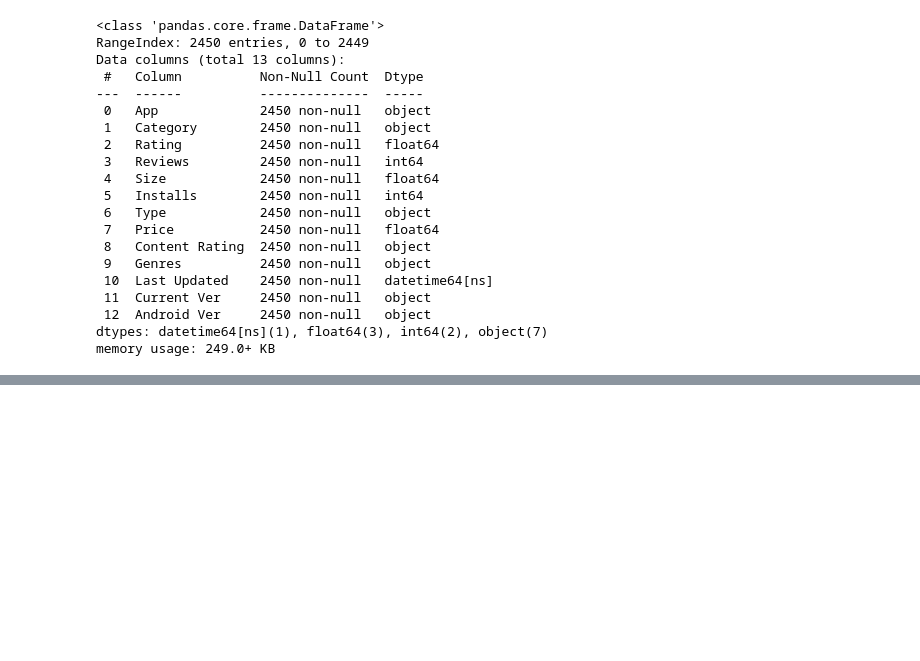
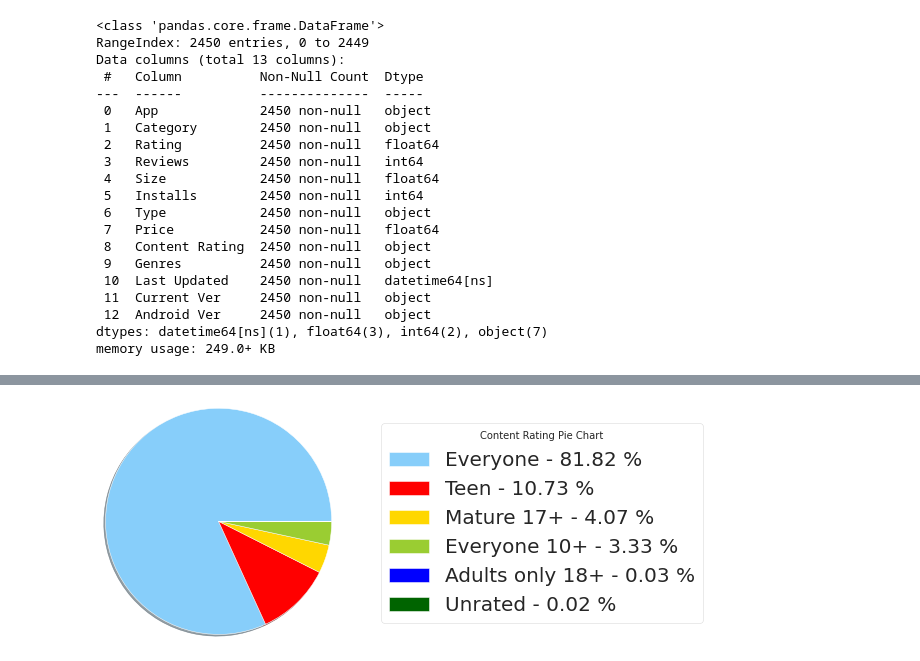
Before and after one commit to sameersat96/Play-store-data-analysis, a Jupyter notebook: first_step_.ipynb, the cells around one changed output, grey strips where cells are left out. Cells and saved outputs as stored; diff of their text form; code cells hidden in the pictures; blank space fills up the shorter version.

```diff
--- a/first_step_.ipynb
+++ b/first_step_.ipynb
@@ -511,0 +521,24 @@ memory usage: 249.0+ KB
+# %%
+# We Plot the pie chart for Content rating & showing their percentages
+import matplotlib.pyplot as plt
+import numpy as np
+
+x = np.char.array(['Everyone','Teen','Mature 17+','Everyone 10+','Adults only 18+','Unrated'])
+y = np.array([7903, 1036,393,322, 3, 2])
+colors = ['lightskyblue', 'red', 'gold','yellowgreen' ,'blue', 'darkgreen']
+porcent = 100.*y/y.sum()
+
+patches, texts = plt.pie(y, colors=colors,shadow=True, startangle=360, radius=1.3)
+labels = ['{0} - {1:1.2f} %'.format(i,j) for i,j in zip(x, porcent)]
+
+sort_legend = True
+if sort_legend:
+    patches, labels, dummy =  zip(*sorted(zip(patches, labels, y),
+                                          key=lambda x: x[2],
+                                          reverse=True))
+
+plt.legend(patches, labels,title='Content Rating Pie Chart', loc='right center', bbox_to_anchor=(1.2, 1.),
+           fontsize=20)
+plt.savefig('piechart.png', bbox_inches='tight')
+# %% [output]
+[figure, added]
```
Also changed, not shown: parts of 12 cells of this notebook.
